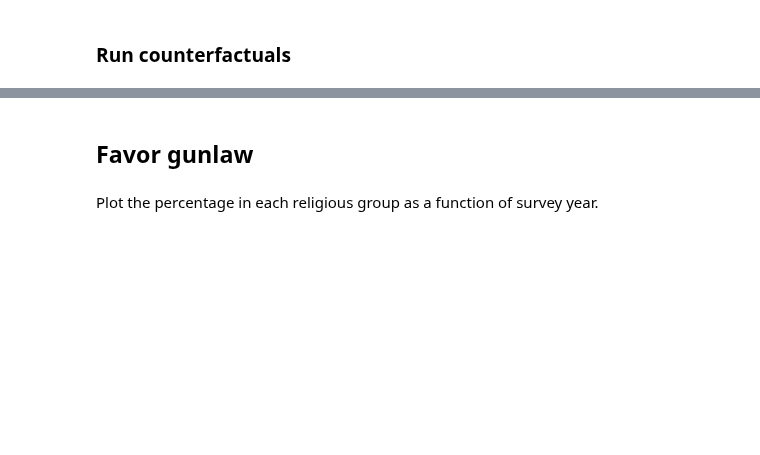
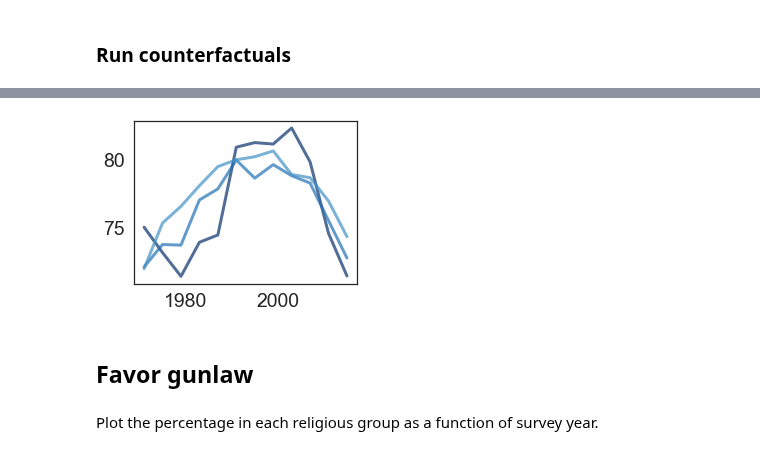
Before and after one commit to AllenDowney/GssReligion, a Jupyter notebook: gss_gun.ipynb, the cells around one changed output, grey strips where cells are left out. Saved outputs shown, nothing was run; the diff lists cells and outputs as text; code cells hidden in the pictures; blank space fills up the shorter version.

```diff
--- a/gss_gun.ipynb
+++ b/gss_gun.ipynb
@@ -1232,3 +1309,15 @@ predict_favor(counterfact, model)
+# %%
+actual = pd.Series([])
+counter = pd.Series([])
+for name, group in grouped_year4:
+    counter[name] = predict_favor(group, model)
+    actual[name] = group.favor.mean() * 100
+
+thinkplot.plot(actual.index, actual)
+thinkplot.plot(retro.index, retro)
+thinkplot.plot(counter.index, counter)
+# %% [output]
+[figure, added]
 # %%
 stop
 # %% [markdown]
```
Also changed, not shown: parts of 68 cells of this notebook.
